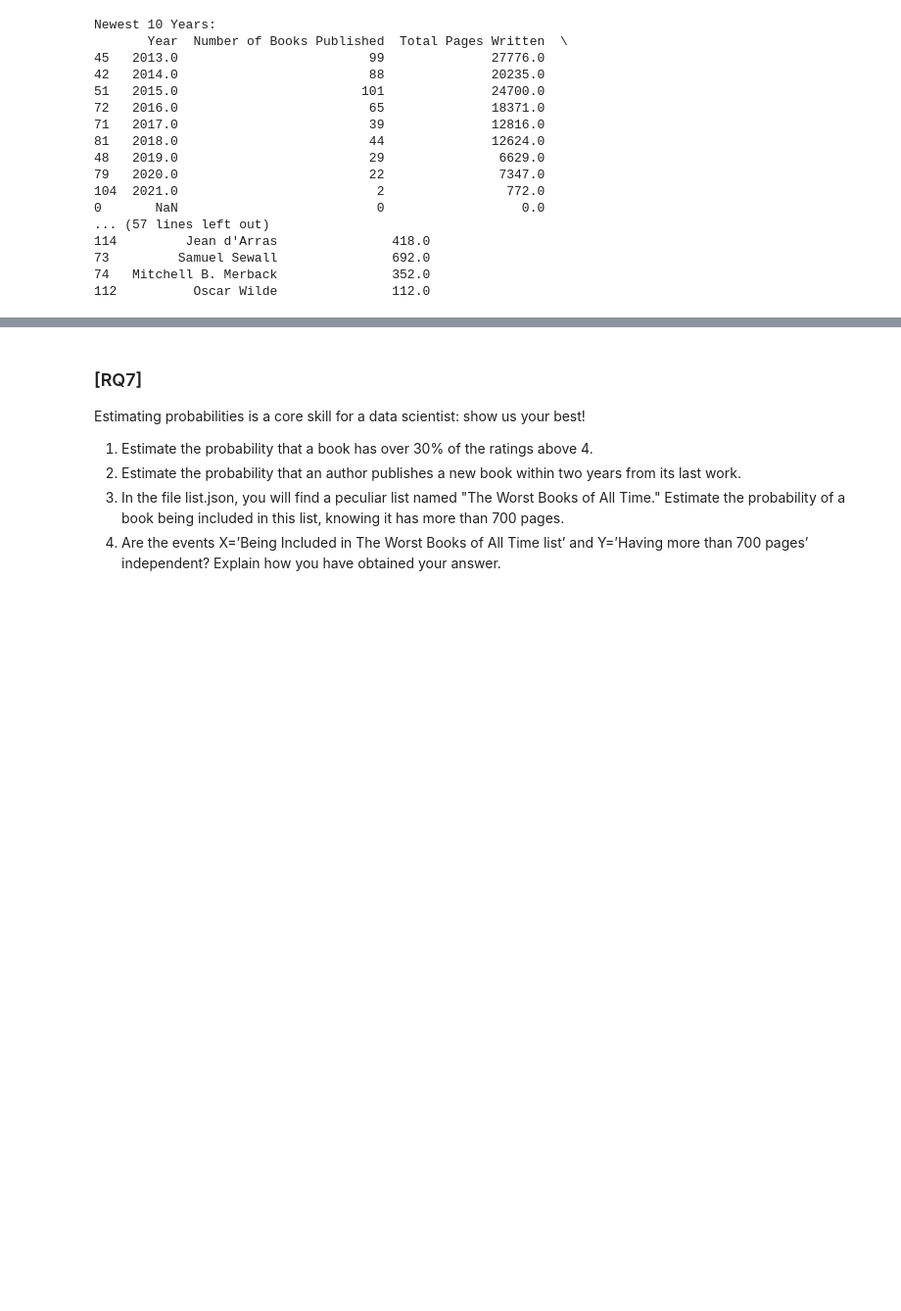
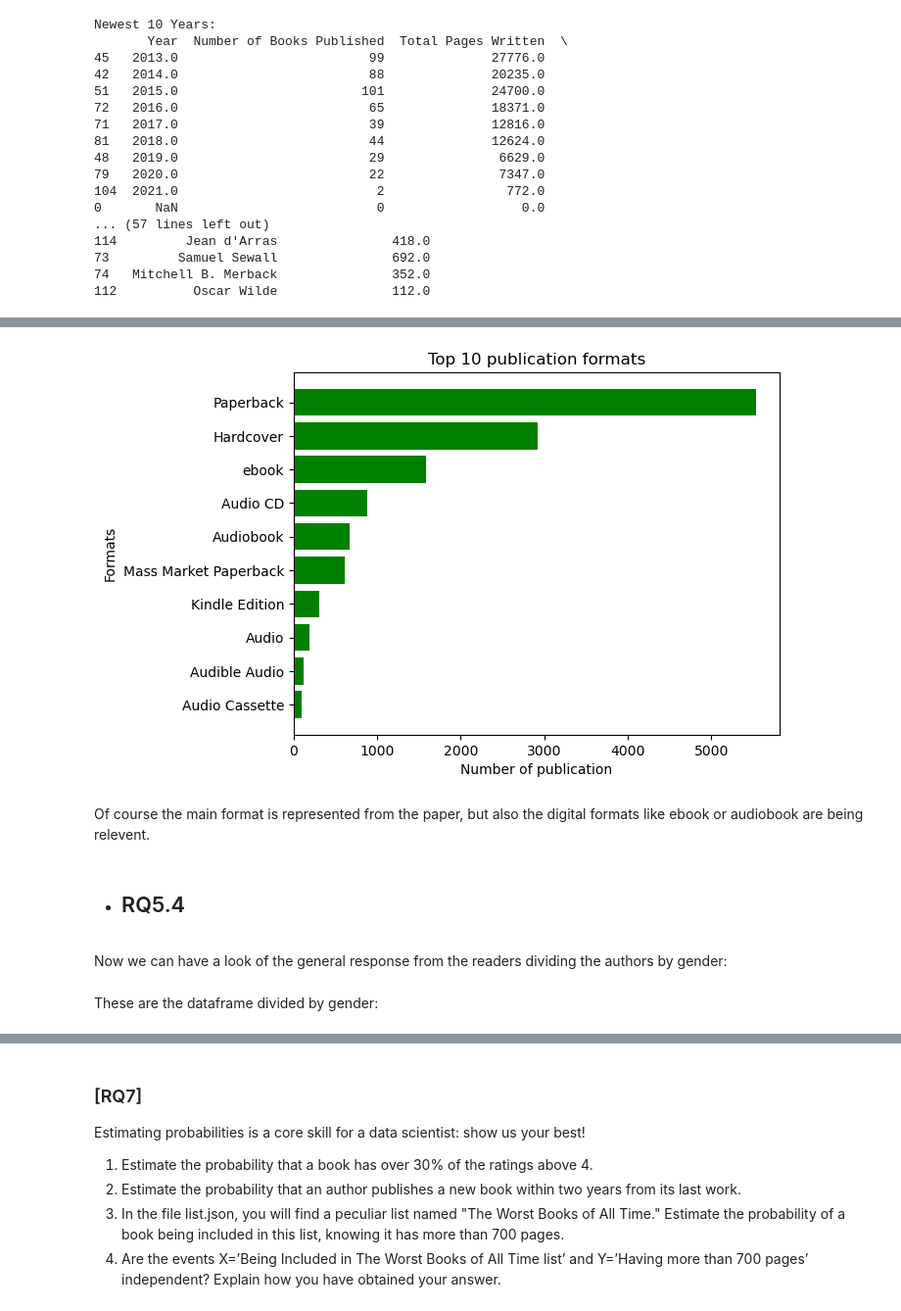
Before and after one commit to desterote753/ADM-HW2-Group3, a Jupyter notebook: main.ipynb, the cells around one changed output, grey strips where cells are left out. Shown at 98% size. Drawn from its saved outputs; the diff is of its cells as text; code cells hidden in the pictures; blank space fills up the shorter version.

```diff
--- a/main.ipynb
+++ b/main.ipynb
@@ -453,0 +788,19 @@ Newest 10 Years:
+# %%
+#list of the top ten authors
+list_of_authors = ['Stephen King','Veronica Roth','Bill Gates','Colleen Hoover','Rick Riordan','James Patterson','John Green','Neil deGrasse Tyson','Cassandra Clare','Mindy Kaling']
+
+#empty list
+formats = []
+
+#rows loop
+for e in df_books.index:
+
+    #appending the format to the list
+    if df_books.loc[e,'author_name'] in list_of_authors and df_books.loc[e,'format'] != '':
+        formats.append(df_books.loc[e,'format'])
+
+#creating a pandas series
+formats = pd.Series(formats)
+
+#calculating the counts for each format
+formats.value_counts()
@@ -453,0 +820,16 @@ Newest 10 Years:
+# %%
+#barplot of the top ten most relevant formats
+
+plt.barh(list(reversed(formats.value_counts().index[:10])),list(reversed(formats.value_counts()[:10])),color='green')
+plt.title('Top 10 publication formats')
+plt.xlabel('Number of publication')
+plt.ylabel('Formats')
+plt.show()
+# %% [output]
+[figure, added]
+# %% [markdown]
+Of course the main format is represented from the paper, but also the digital formats like ebook or audiobook are being relevent.
+# %% [markdown]
+* ## RQ5.4
+# %% [markdown]
+Now we can have a look of the general response from the readers dividing the authors by gender:
@@ -453,0 +855,2 @@ Newest 10 Years:
+# %% [markdown]
+These are the dataframe divided by gender:
```
Also changed, not shown: parts of 94 cells of this notebook.
